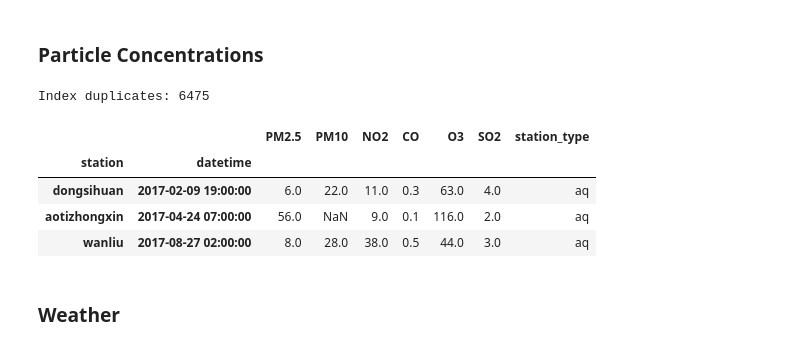
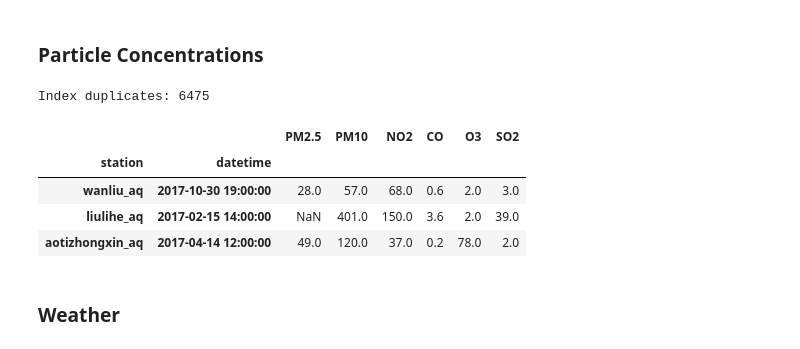
Before and after one commit to TheMoods/AirChina, a Jupyter notebook: Stations_Visualized.ipynb, the cells around one changed output. Saved outputs shown, nothing was run; the diff lists cells and outputs as text; code cells hidden in the pictures.

```diff
--- a/Stations_Visualized.ipynb
+++ b/Stations_Visualized.ipynb
@@ -19,21 +20,21 @@ from scipy.spatial.distance import squareform, pdist
 # %%
 concentrations = pd.read_csv('data/beijing_17_18_aq.csv')
 concentrations['datetime'] = pd.to_datetime(concentrations['utc_time'])
 concentrations = concentrations.rename(columns={'stationId': 'station'}).drop('utc_time', axis=1)
-concentrations['station_type'] = concentrations['station'].apply(lambda s: s[s.find('_')+1:])
-concentrations['station'] = concentrations['station'].apply(lambda s: s[:s.find('_')])
+#concentrations['station_type'] = concentrations['station'].apply(lambda s: s[s.find('_')+1:])
+#concentrations['station'] = concentrations['station'].apply(lambda s: s[:s.find('_')])
 concentrations.set_index(['station', 'datetime'], inplace=True)
 dupes = concentrations[concentrations.index.duplicated()]
 print('Index duplicates: {}'.format(dupes.shape[0]))
 concentrations.drop(dupes.index, inplace=True)
 concentrations.sample(3)
 # %% [output]
 Index duplicates: 6475
-|  |  | PM2.5 | PM10 | NO2 | CO | O3 | SO2 | station_type |
-| station | datetime |  |  |  |  |  |  |  |
-| dongsihuan | 2017-02-09 19:00:00 | 6.0 | 22.0 | 11.0 | 0.3 | 63.0 | 4.0 | aq |
-| aotizhongxin | 2017-04-24 07:00:00 | 56.0 | NaN | 9.0 | 0.1 | 116.0 | 2.0 | aq |
-| wanliu | 2017-08-27 02:00:00 | 8.0 | 28.0 | 38.0 | 0.5 | 44.0 | 3.0 | aq |
+|  |  | PM2.5 | PM10 | NO2 | CO | O3 | SO2 |
+| station | datetime |  |  |  |  |  |  |
+| wanliu_aq | 2017-10-30 19:00:00 | 28.0 | 57.0 | 68.0 | 0.6 | 2.0 | 3.0 |
+| liulihe_aq | 2017-02-15 14:00:00 | NaN | 401.0 | 150.0 | 3.6 | 2.0 | 39.0 |
+| aotizhongxin_aq | 2017-04-14 12:00:00 | 49.0 | 120.0 | 37.0 | 0.2 | 78.0 | 2.0 |
 # %% [markdown]
 ### Weather
 # %%
```
Also changed, not shown: parts of 14 cells of this notebook, 1 other file.
